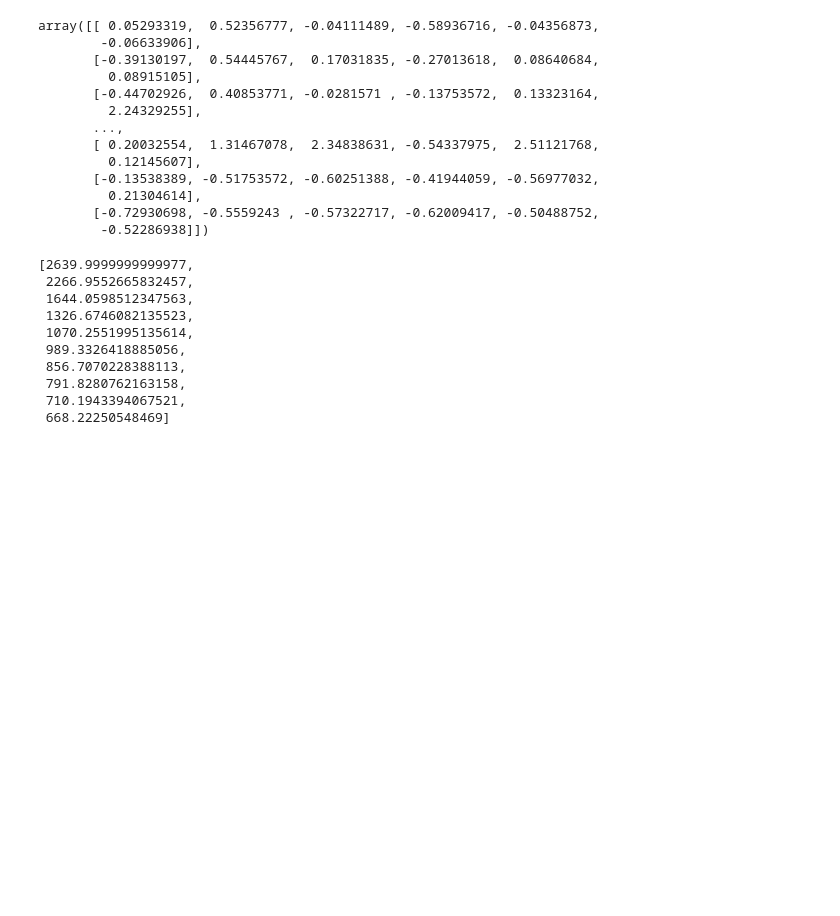
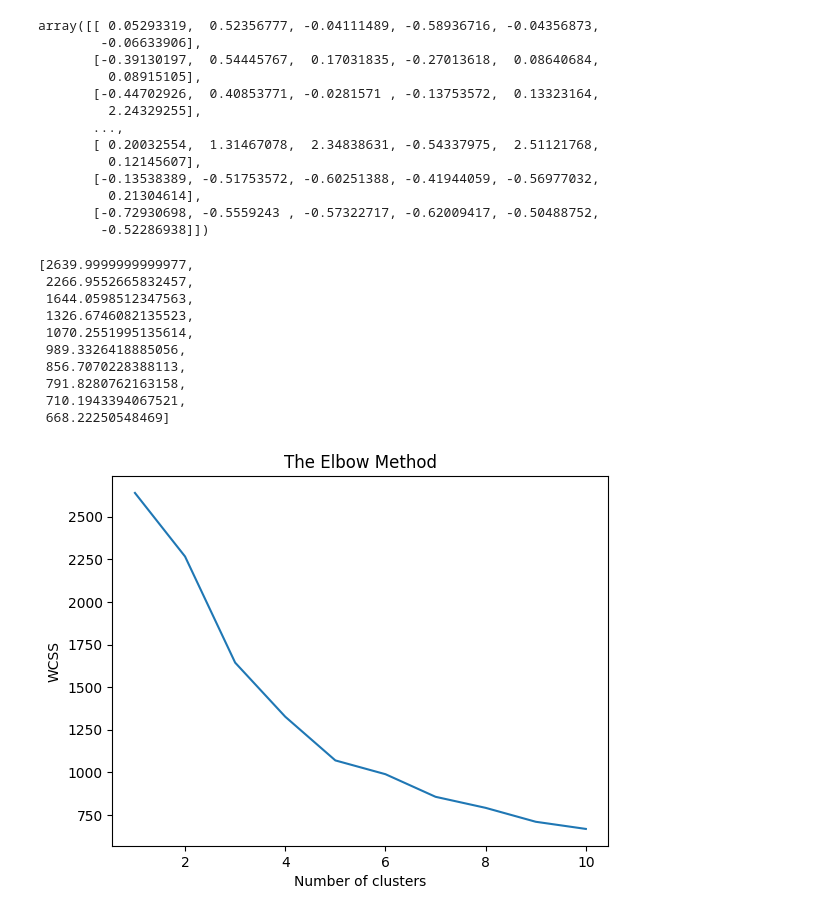
Before and after one commit to ChetanGoud77/AD-PYTHON, a Jupyter notebook: DAY_21.ipynb, the cells around one changed output. Cells and saved outputs as stored; diff of their text form; code cells hidden in the pictures; blank space fills up the shorter version.

```diff
--- a/DAY_21.ipynb
+++ b/DAY_21.ipynb
@@ -337,3 +337,11 @@ wcss
  791.8280762163158,
  710.1943394067521,
  668.22250548469]
+# %%
+plt.plot(range(1,11),wcss)
+plt.title('The Elbow Method')
+plt.xlabel('Number of clusters')
+plt.ylabel('WCSS')
+plt.show()
+# %% [output]
+[figure, added]
```
